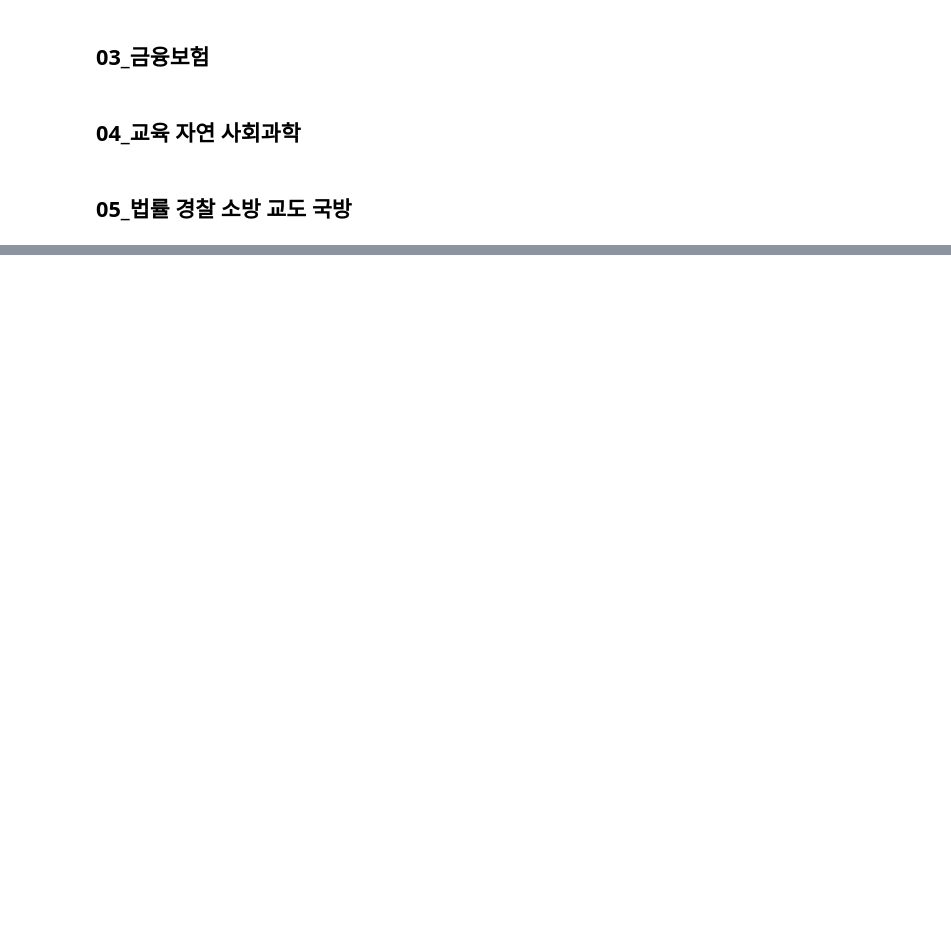
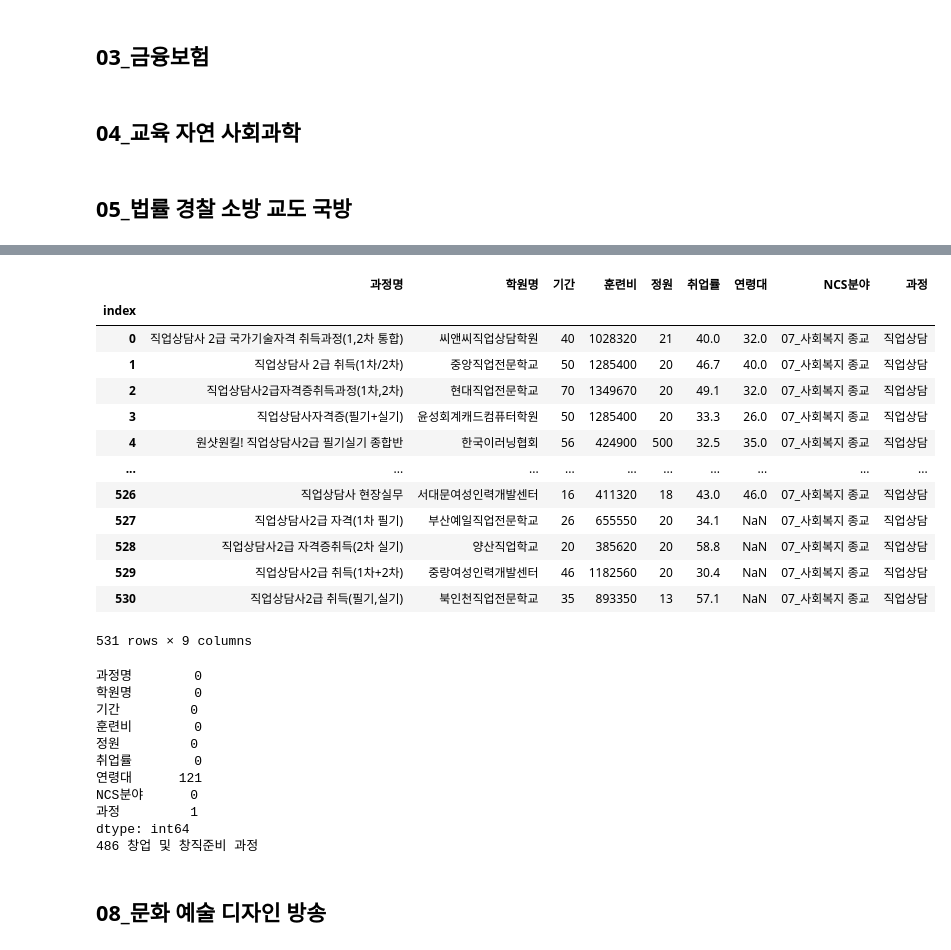
Before and after one commit to RyuJelly/jupyterlab, a Jupyter notebook: hrdcrolling/add_course.ipynb, the cells around one changed output, grey strips where cells are left out. Drawn from its saved outputs; the diff is of its cells as text; code cells hidden in the pictures; blank space fills up the shorter version.

```diff
--- a/hrdcrolling/add_course.ipynb
+++ b/hrdcrolling/add_course.ipynb
@@ -228,0 +380,53 @@ print(sortlist)
+# %%
+comparelist = ['직업상담', '건강관리', '사회복지', '베이비시터', '아이돌보미', '전직지원']
+nonelist = []
+courselist = []
+for i in range(len(df)) :
+    for n in range(len(comparelist)) :
+        if comparelist[n] in df_c[i] :
+            course = comparelist[n]
+            break;
+        else :
+            course = None
+
+    courselist.append(course)
+
+df['과정'] = courselist
+df['과정'].replace('아이돌보미', '베이비시터', inplace=True)
+display(df)
+
+print(df.isnull().sum())
+df_p = df['과정'].tolist()
+for i in range(len(df_p)) :
+    if not(df_p[i]) :
+        print(i, df.iloc[i]['과정명'])
+
+df.to_csv("preprocessing/07_사회복지 종교.csv")
+# %% [output]
+|  | 과정명 | 학원명 | 기간 | 훈련비 | 정원 | 취업률 | 연령대 | NCS분야 | 과정 |
+| index |  |  |  |  |  |  |  |  |  |
+| 0 | 직업상담사 2급 국가기술자격 취득과정(1,2차 통합) | 씨앤씨직업상담학원 | 40 | 1028320 | 21 | 40.0 | 32.0 | 07_사회복지 종교 | 직업상담 |
+| 1 | 직업상담사 2급 취득(1차/2차) | 중앙직업전문학교 | 50 | 1285400 | 20 | 46.7 | 40.0 | 07_사회복지 종교 | 직업상담 |
+| 2 | 직업상담사2급자격증취득과정(1차,2차) | 현대직업전문학교 | 70 | 1349670 | 20 | 49.1 | 32.0 | 07_사회복지 종교 | 직업상담 |
+| 3 | 직업상담사자격증(필기+실기) | 윤성회계캐드컴퓨터학원 | 50 | 1285400 | 20 | 33.3 | 26.0 | 07_사회복지 종교 | 직업상담 |
+| 4 | 원샷원킬! 직업상담사2급 필기실기 종합반 | 한국이러닝협회 | 56 | 424900 | 500 | 32.5 | 35.0 | 07_사회복지 종교 | 직업상담 |
+| ... | ... | ... | ... | ... | ... | ... | ... | ... | ... |
+| 526 | 직업상담사 현장실무 | 서대문여성인력개발센터 | 16 | 411320 | 18 | 43.0 | 46.0 | 07_사회복지 종교 | 직업상담 |
+| 527 | 직업상담사2급 자격(1차 필기) | 부산예일직업전문학교 | 26 | 655550 | 20 | 34.1 | NaN | 07_사회복지 종교 | 직업상담 |
+| 528 | 직업상담사2급 자격증취득(2차 실기) | 양산직업학교 | 20 | 385620 | 20 | 58.8 | NaN | 07_사회복지 종교 | 직업상담 |
+| 529 | 직업상담사2급 취득(1차+2차) | 중랑여성인력개발센터 | 46 | 1182560 | 20 | 30.4 | NaN | 07_사회복지 종교 | 직업상담 |
+| 530 | 직업상담사2급 취득(필기,실기) | 북인천직업전문학교 | 35 | 893350 | 13 | 57.1 | NaN | 07_사회복지 종교 | 직업상담 |
+531 rows × 9 columns
+과정명        0
+학원명        0
+기간         0
+훈련비        0
+정원         0
+취업률        0
+연령대      121
+NCS분야      0
+과정         1
+dtype: int64
+486 창업 및 창직준비 과정
+# %% [markdown]
+## 08_문화 예술 디자인 방송
```
Also changed, not shown: parts of 8 cells of this notebook, 5 other files.
